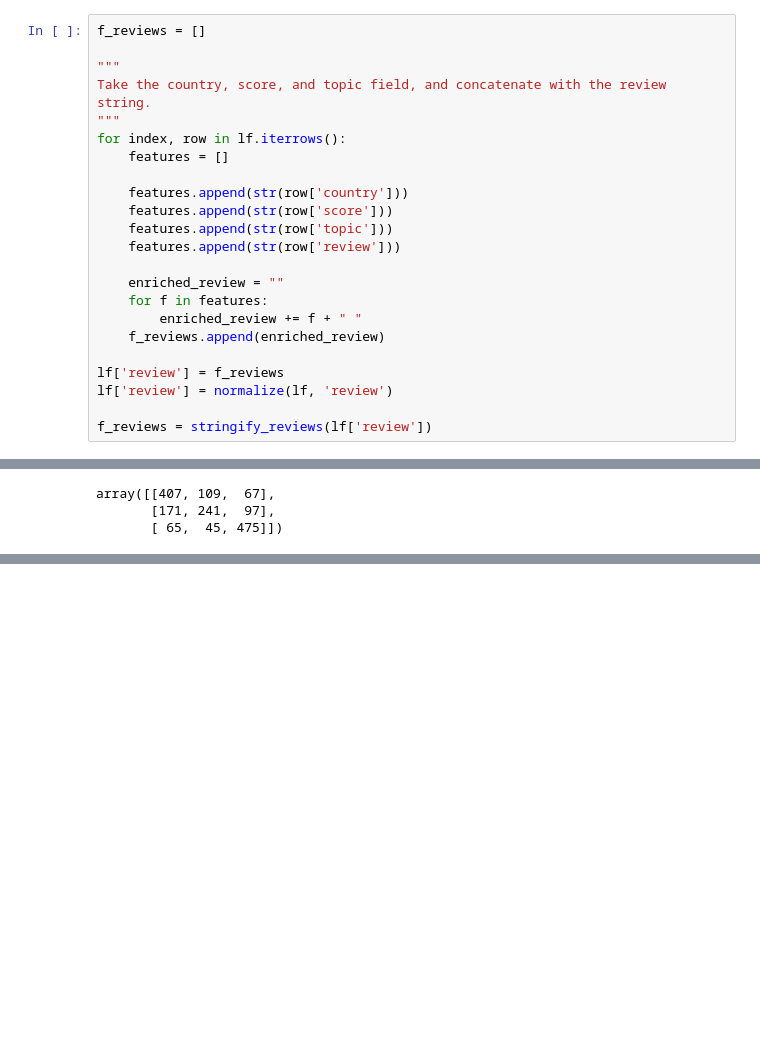
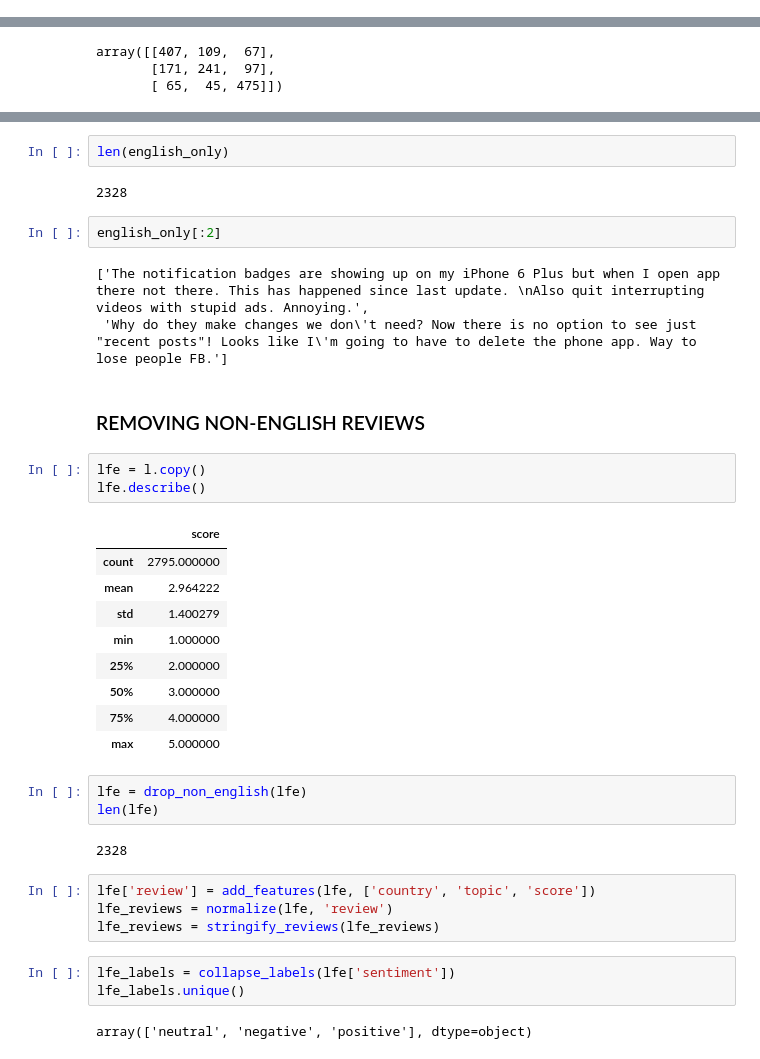
Before and after one commit to gohovd/user-reviews-ts-ad, a Jupyter notebook: NLP and CLF testing.ipynb, the cells around one changed output, grey strips where cells are left out. Saved outputs shown, nothing was run; the diff lists cells and outputs as text; blank space fills up the shorter version.

```diff
--- a/NLP and CLF testing.ipynb
+++ b/NLP and CLF testing.ipynb
@@ -445,26 +445,3 @@ lf.head(1)
 # %% [output]
 |  | country | score | topic | review | category | sentiment |
 | 0 | United States | 1 | Notifications not showing up | The notification badges are showi... | requirement | neutral |
-# %%
-f_reviews = []
-
-"""
-Take the country, score, and topic field, and concatenate with the review string.
-"""
-for index, row in lf.iterrows():
-    features = []
-
-    features.append(str(row['country']))
-    features.append(str(row['score']))
-    features.append(str(row['topic']))
-    features.append(str(row['review']))
-
-    enriched_review = ""
-    for f in features:
-        enriched_review += f + " "
-    f_reviews.append(enriched_review)
-
-lf['review'] = f_reviews
-lf['review'] = normalize(lf, 'review')
-
-f_reviews = stringify_reviews(lf['review'])
@@ -583,0 +785,38 @@ The dataset also contain a full description in their DESCR attribtue and some co
+# %%
+len(english_only)
+# %% [output]
+2328
+# %%
+english_only[:2]
+# %% [output]
+['The notification badges are showing up on my iPhone 6 Plus but when I open app there not there. This has happened since last update. \nAlso quit interrupting videos with stupid ads. Annoying.',
+ 'Why do they make changes we don\'t need? Now there is no option to see just "recent posts"! Looks like I\'m going to have to delete the phone app. Way to lose people FB.']
+# %% [markdown]
+### REMOVING NON-ENGLISH REVIEWS
+# %%
+lfe = l.copy()
+lfe.describe()
+# %% [output]
+|  | score |
+| count | 2795.000000 |
+| mean | 2.964222 |
+| std | 1.400279 |
+| min | 1.000000 |
+| 25% | 2.000000 |
+| 50% | 3.000000 |
+| 75% | 4.000000 |
+| max | 5.000000 |
+# %%
+lfe = drop_non_english(lfe)
+len(lfe)
+# %% [output]
+2328
+# %%
+lfe['review'] = add_features(lfe, ['country', 'topic', 'score'])
+lfe_reviews = normalize(lfe, 'review')
+lfe_reviews = stringify_reviews(lfe_reviews)
+# %%
+lfe_labels = collapse_labels(lfe['sentiment'])
+lfe_labels.unique()
+# %% [output]
+array(['neutral', 'negative', 'positive'], dtype=object)
```
Also changed, not shown: parts of 34 cells of this notebook.
